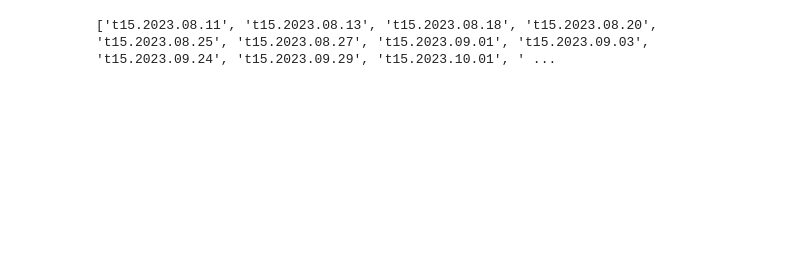
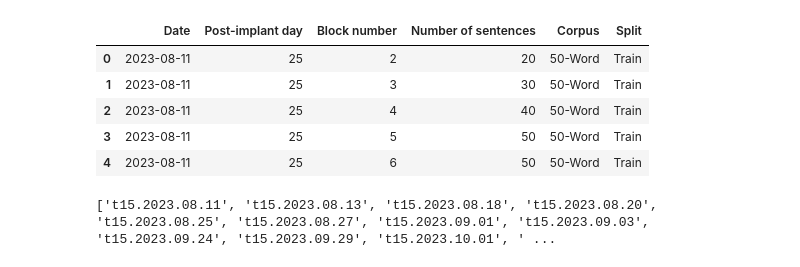
Before and after one commit to gladysvalerie/nejm-brain-to-text-competition, a Jupyter notebook: EDA.ipynb, the cells around one changed output. Drawn from its saved outputs; the diff is of its cells as text; code cells hidden in the pictures; blank space fills up the shorter version.

```diff
--- a/EDA.ipynb
+++ b/EDA.ipynb
@@ -41,3 +43,16 @@ TRANSCRIPTION_KEY = 'transcription'
+# %%
+# READ THE COPY TASK DESC FILE
+
+b2txt_csv_df = pd.read_csv(DESC_DIR)
+
+b2txt_csv_df.head()
+# %% [output]
+|  | Date | Post-implant day | Block number | Number of sentences | Corpus | Split |
+| 0 | 2023-08-11 | 25 | 2 | 20 | 50-Word | Train |
+| 1 | 2023-08-11 | 25 | 3 | 30 | 50-Word | Train |
+| 2 | 2023-08-11 | 25 | 4 | 40 | 50-Word | Train |
+| 3 | 2023-08-11 | 25 | 5 | 50 | 50-Word | Train |
+| 4 | 2023-08-11 | 25 | 6 | 50 | 50-Word | Train |
 # %%
 print(os.listdir(BASE_DIR))
 # %% [output]
```
Also changed, not shown: parts of 4 cells of this notebook, 1 other file.
